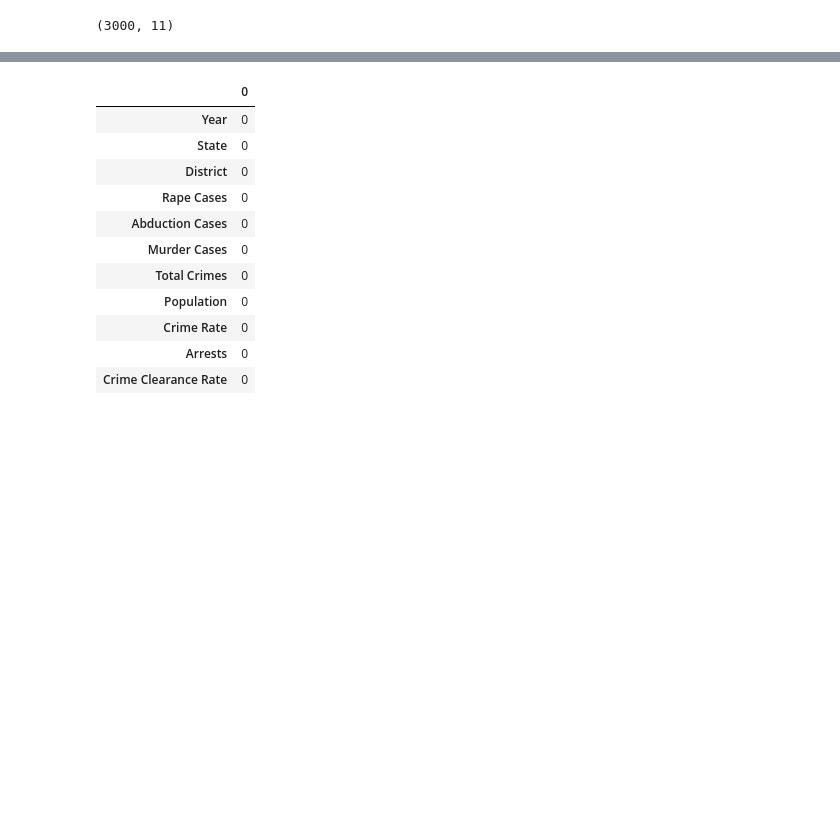
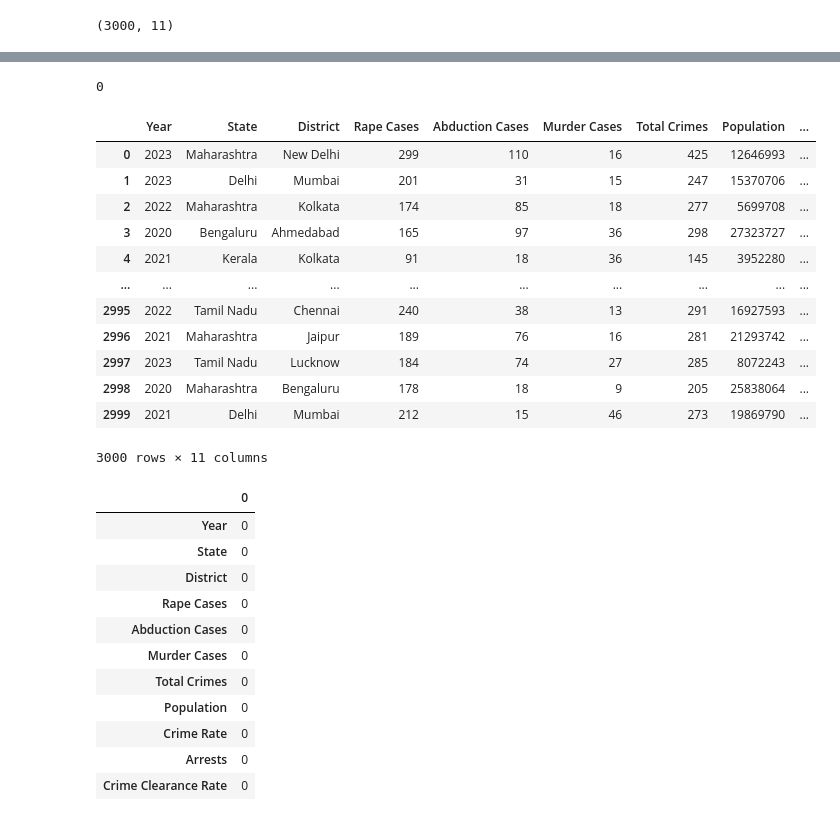
Before and after one commit to AanchalPandey16/CrimeRateAnalysis, a Jupyter notebook: CrimeRateAnalysis.ipynb, the cells around one changed output, grey strips where cells are left out. Saved outputs shown, nothing was run; the diff lists cells and outputs as text; code cells hidden in the pictures; blank space fills up the shorter version.

```diff
--- a/CrimeRateAnalysis.ipynb
+++ b/CrimeRateAnalysis.ipynb
@@ -87,3 +122,23 @@ df.describe()
+# %%
+#Printing the no of duplicate rows
+print(df.duplicated().sum())
+#remove duplicate rows
+df.drop_duplicates()
+# %% [output]
+0
+|  | Year | State | District | Rape Cases | Abduction Cases | Murder Cases | Total Crimes | Population | ... |
+| 0 | 2023 | Maharashtra | New Delhi | 299 | 110 | 16 | 425 | 12646993 | ... |
+| 1 | 2023 | Delhi | Mumbai | 201 | 31 | 15 | 247 | 15370706 | ... |
+| 2 | 2022 | Maharashtra | Kolkata | 174 | 85 | 18 | 277 | 5699708 | ... |
+| 3 | 2020 | Bengaluru | Ahmedabad | 165 | 97 | 36 | 298 | 27323727 | ... |
+| 4 | 2021 | Kerala | Kolkata | 91 | 18 | 36 | 145 | 3952280 | ... |
+| ... | ... | ... | ... | ... | ... | ... | ... | ... | ... |
+| 2995 | 2022 | Tamil Nadu | Chennai | 240 | 38 | 13 | 291 | 16927593 | ... |
+| 2996 | 2021 | Maharashtra | Jaipur | 189 | 76 | 16 | 281 | 21293742 | ... |
+| 2997 | 2023 | Tamil Nadu | Lucknow | 184 | 74 | 27 | 285 | 8072243 | ... |
+| 2998 | 2020 | Maharashtra | Bengaluru | 178 | 18 | 9 | 205 | 25838064 | ... |
+| 2999 | 2021 | Delhi | Mumbai | 212 | 15 | 46 | 273 | 19869790 | ... |
+3000 rows × 11 columns
 # %%
 #counting all null values
 df.isnull().sum()
```
Also changed, not shown: parts of 7 cells of this notebook.
